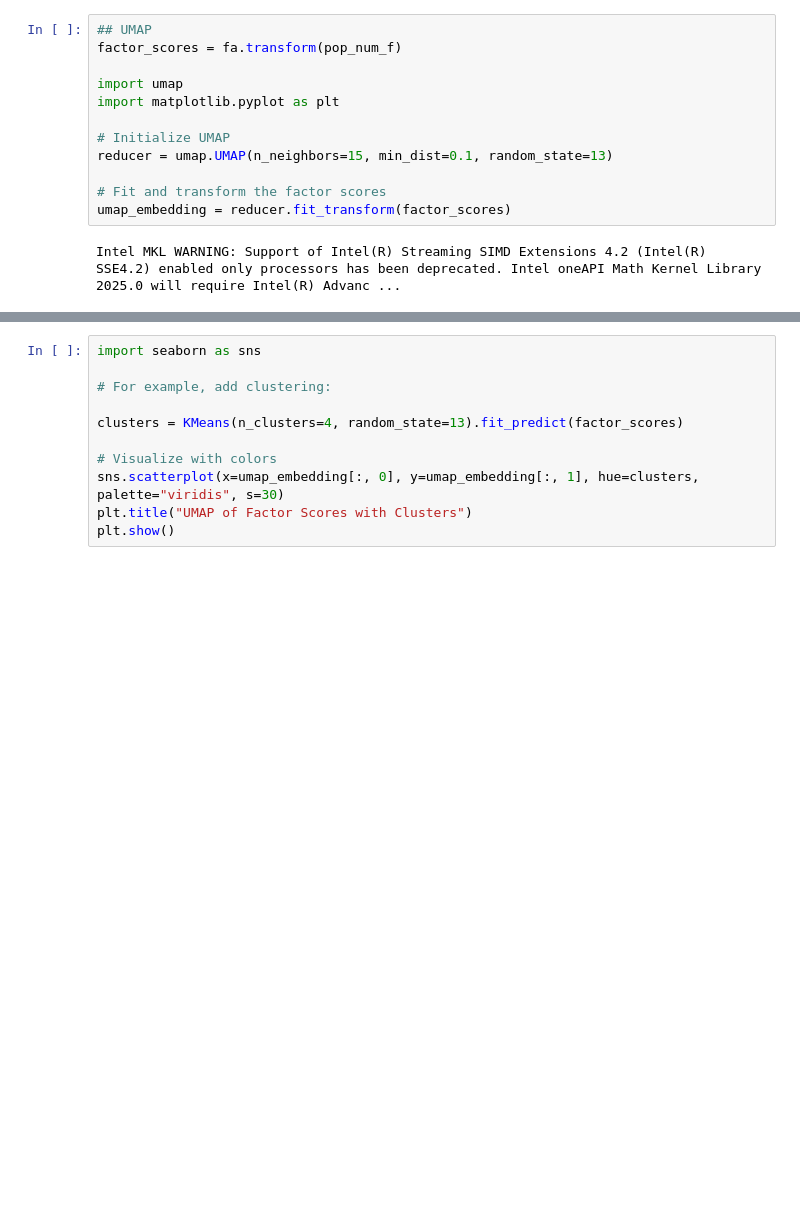
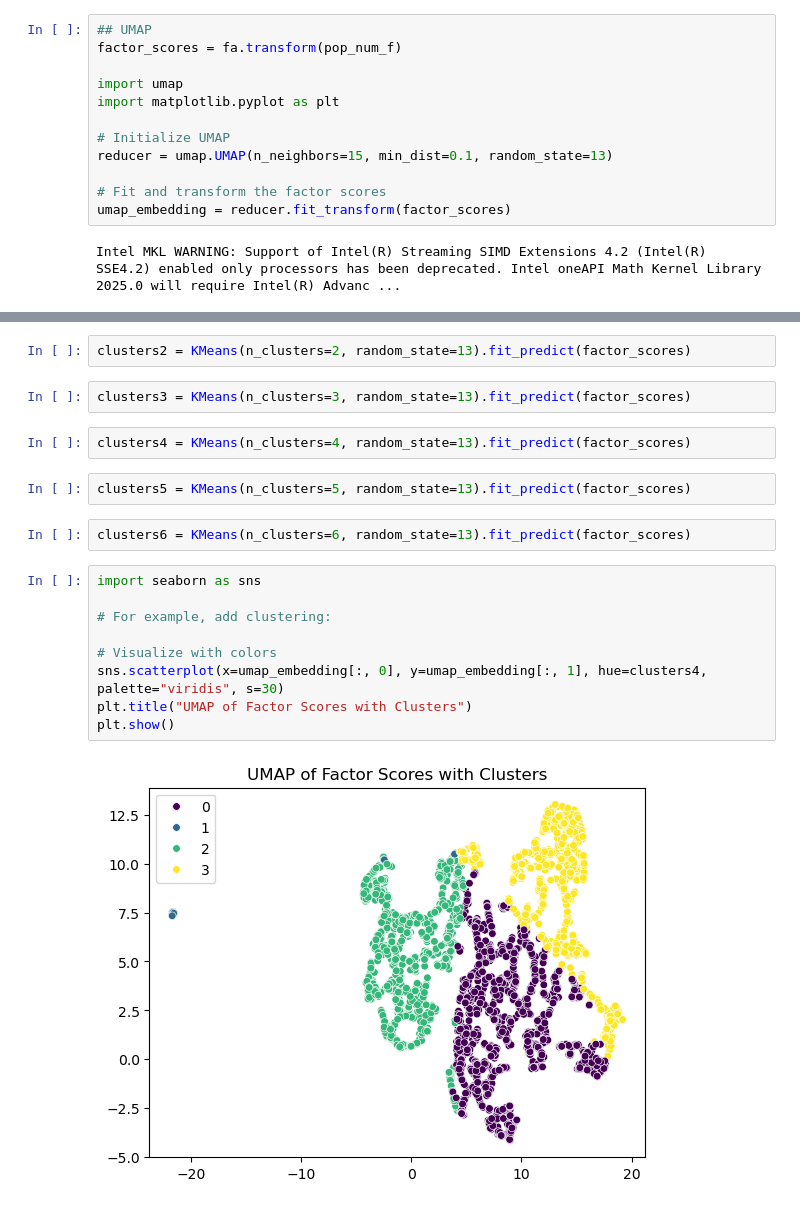
Before and after one commit to jmclip/pop_music, a Jupyter notebook: factors_draft.ipynb, the cells around one changed output, grey strips where cells are left out. Drawn from its saved outputs; the diff is of its cells as text; blank space fills up the shorter version.

```diff
--- a/factors_draft.ipynb
+++ b/factors_draft.ipynb
@@ -471,12 +456,22 @@ plt.show()
+# %%
+clusters2 = KMeans(n_clusters=2, random_state=13).fit_predict(factor_scores)
+# %%
+clusters3 = KMeans(n_clusters=3, random_state=13).fit_predict(factor_scores)
+# %%
+clusters4 = KMeans(n_clusters=4, random_state=13).fit_predict(factor_scores)
+# %%
+clusters5 = KMeans(n_clusters=5, random_state=13).fit_predict(factor_scores)
+# %%
+clusters6 = KMeans(n_clusters=6, random_state=13).fit_predict(factor_scores)
 # %%
 import seaborn as sns
 
 # For example, add clustering:
 
-clusters = KMeans(n_clusters=4, random_state=13).fit_predict(factor_scores)
-
 # Visualize with colors
-sns.scatterplot(x=umap_embedding[:, 0], y=umap_embedding[:, 1], hue=clusters, palette="viridis", s=30)
+sns.scatterplot(x=umap_embedding[:, 0], y=umap_embedding[:, 1], hue=clusters4, palette="viridis", s=30)
 plt.title("UMAP of Factor Scores with Clusters")
 plt.show()
+# %% [output]
+[figure, added]
 # %%
```
Also changed, not shown: parts of 9 cells of this notebook, 1 other file.
